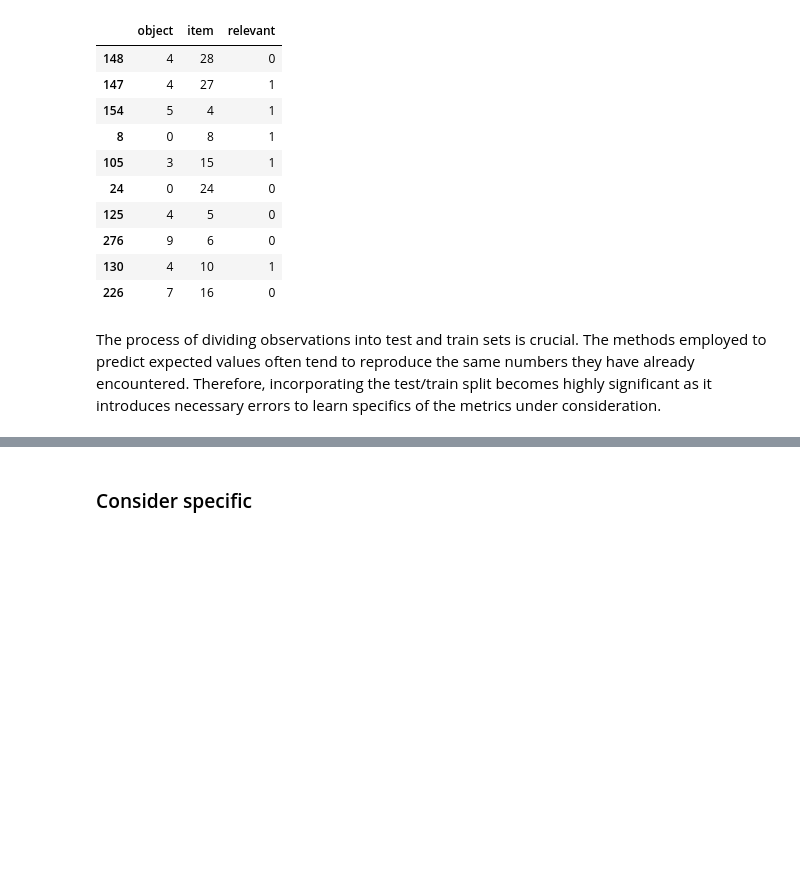
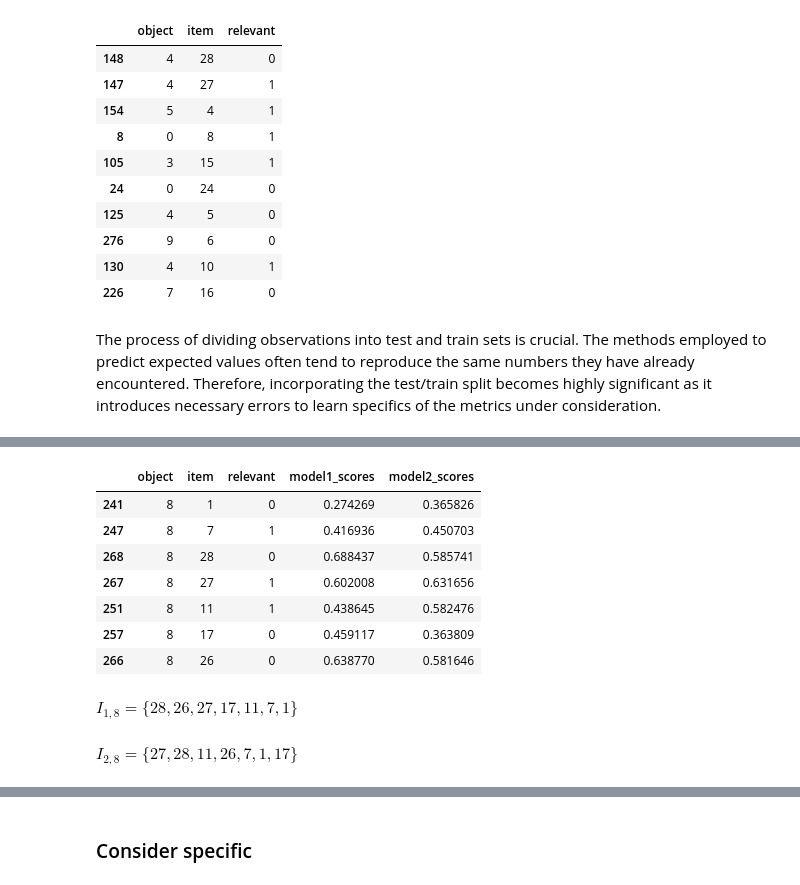
Before and after one commit to fedorkobak/knowledge, a Jupyter notebook: machine_learning/ranking_task/metrics.ipynb, the cells around one changed output, grey strips where cells are left out. Drawn from its saved outputs; the diff is of its cells as text; code cells hidden in the pictures; blank space fills up the shorter version.

```diff
--- a/machine_learning/ranking_task/metrics.ipynb
+++ b/machine_learning/ranking_task/metrics.ipynb
@@ -104,7 +109,7 @@ my_data_set = surp_dataset.build_full_trainset()
 
 model = KNNBasic(k=25,verbose=False)
 model = model.fit(my_data_set)
-R_test["model1_results"] = R_test[["object", "item"]].apply(
+R_test["model1_scores"] = R_test[["object", "item"]].apply(
     lambda row: model.predict(
         row["object"], row["item"]
     ).est,
@@ -113,9 +118,10 @@ R_test["model1_results"] = R_test[["object", "item"]].apply(
 
 model = KNNBasic(k=5, verbose=False)
 model.fit(my_data_set)
-R_test["model2_results"] = R_test[["object", "item"]].apply(
+R_test["model2_scores"] = R_test[["object", "item"]].apply(
     lambda row: model.predict(
         row["object"], row["item"]
     ).est,
     axis = 1
 )
+R_test.head(5)
@@ -122,3 +145,32 @@ R_test["model2_results"] = R_test[["object", "item"]].apply(
+# %%
+object_ind = 8
+temp_object = R_test[R_test["object"] == object_ind]
+display(temp_object)
+
+get_order = lambda scores_name: ",".join(
+    temp_object
+    .sort_values(scores_name, ascending=False)["item"]
+    .astype(str)
+    .to_list()
+)
+
+model1_order = get_order("model1_scores")
+display(Latex(f"$I_{{1,{object_ind}}}=\{{ {model1_order} \}}$"))
+model2_order = get_order("model2_scores")
+display(Latex(f"$I_{{2,{object_ind}}}=\{{ {model2_order} \}}$"))
+
+del object_ind, temp_object
+# %% [output]
+|  | object | item | relevant | model1_scores | model2_scores |
+| 241 | 8 | 1 | 0 | 0.274269 | 0.365826 |
+| 247 | 8 | 7 | 1 | 0.416936 | 0.450703 |
+| 268 | 8 | 28 | 0 | 0.688437 | 0.585741 |
+| 267 | 8 | 27 | 1 | 0.602008 | 0.631656 |
+| 251 | 8 | 11 | 1 | 0.438645 | 0.582476 |
+| 257 | 8 | 17 | 0 | 0.459117 | 0.363809 |
+| 266 | 8 | 26 | 0 | 0.638770 | 0.581646 |
+$I_{1,8}=\{ 28,26,27,17,11,7,1 \}$
+$I_{2,8}=\{ 27,28,11,26,7,1,17 \}$
 # %% [markdown]
 ## recall@k
 
```
Also changed, not shown: parts of 10 cells of this notebook, 1 other file.
